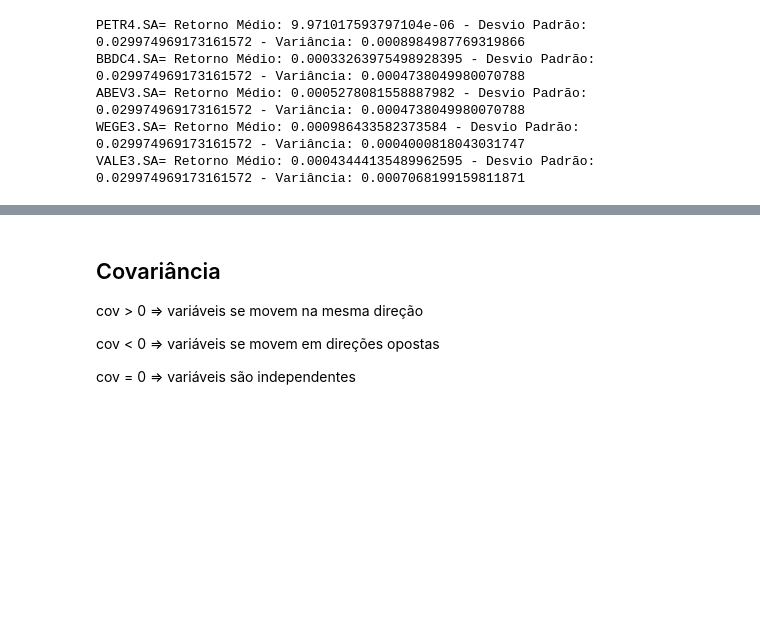
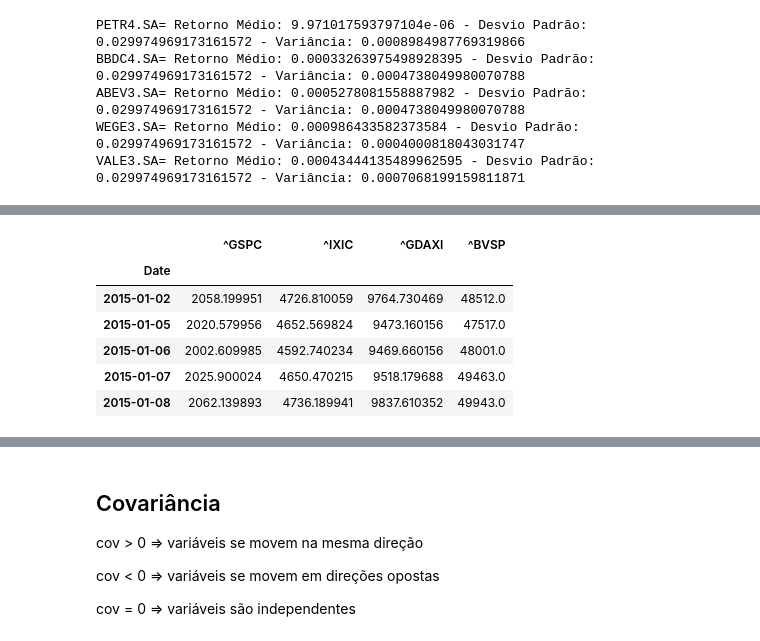
Before and after one commit to TiagoSpiandorello/Analise_de_portfolio_de_acoes, a Jupyter notebook: analise_portfolio.ipynb, the cells around one changed output, grey strips where cells are left out. Drawn from its saved outputs; the diff is of its cells as text; code cells hidden in the pictures; blank space fills up the shorter version.

```diff
--- a/analise_portfolio.ipynb
+++ b/analise_portfolio.ipynb
@@ -181,0 +198,10 @@ VALE3.SA= Retorno Médio: 0.00043444135489962595 - Desvio Padrão: 0.02997496917
+# %%
+ind_data.head()
+# %% [output]
+|  | ^GSPC | ^IXIC | ^GDAXI | ^BVSP |
+| Date |  |  |  |  |
+| 2015-01-02 | 2058.199951 | 4726.810059 | 9764.730469 | 48512.0 |
+| 2015-01-05 | 2020.579956 | 4652.569824 | 9473.160156 | 47517.0 |
+| 2015-01-06 | 2002.609985 | 4592.740234 | 9469.660156 | 48001.0 |
+| 2015-01-07 | 2025.900024 | 4650.470215 | 9518.179688 | 49463.0 |
+| 2015-01-08 | 2062.139893 | 4736.189941 | 9837.610352 | 49943.0 |
```
Also changed, not shown: parts of 11 cells of this notebook.
